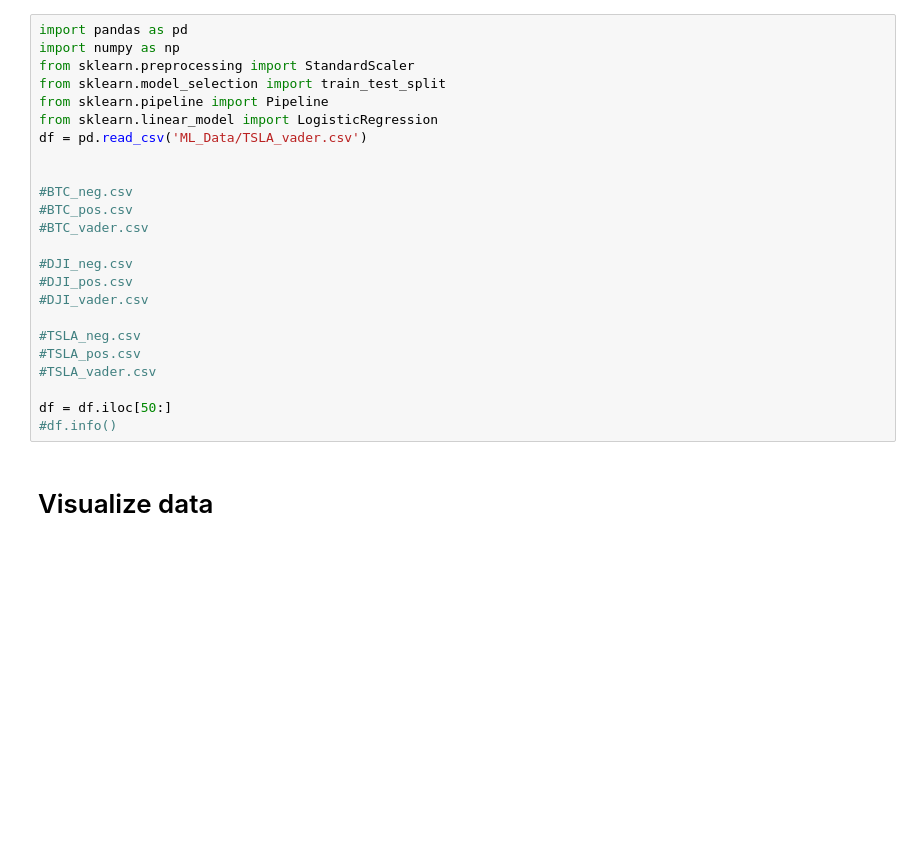
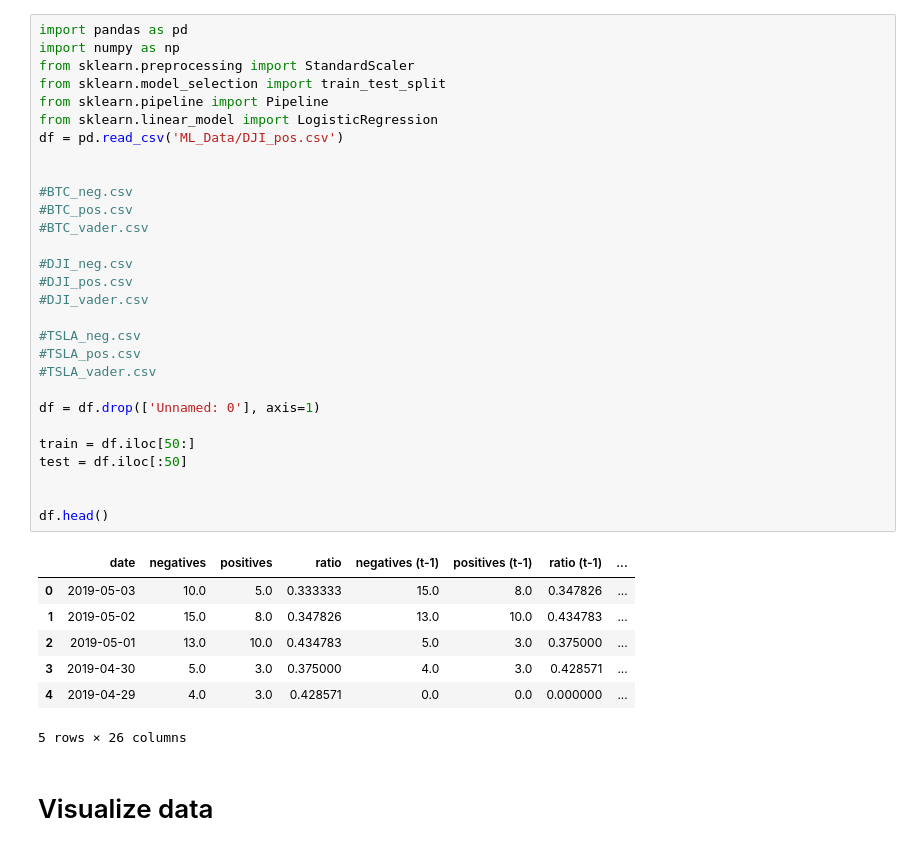
Before and after one commit to falkenovergaard/TA_Exam, a Jupyter notebook: ML_Classification.ipynb, the cells around one changed output. Drawn from its saved outputs; the diff is of its cells as text; blank space fills up the shorter version.

```diff
--- a/ML_Classification.ipynb
+++ b/ML_Classification.ipynb
@@ -1,27 +1,40 @@
 # %%
 import pandas as pd
 import numpy as np
 from sklearn.preprocessing import StandardScaler
 from sklearn.model_selection import train_test_split
 from sklearn.pipeline import Pipeline
 from sklearn.linear_model import LogisticRegression
-df = pd.read_csv('ML_Data/TSLA_vader.csv')
+df = pd.read_csv('ML_Data/DJI_pos.csv')
 
 
 #BTC_neg.csv
 #BTC_pos.csv
 #BTC_vader.csv
 
 #DJI_neg.csv
 #DJI_pos.csv
 #DJI_vader.csv
 
 #TSLA_neg.csv
 #TSLA_pos.csv
 #TSLA_vader.csv
 
-df = df.iloc[50:]
-#df.info()
+df = df.drop(['Unnamed: 0'], axis=1)
+
+train = df.iloc[50:]
+test = df.iloc[:50]
+
+
+df.head()
+# %% [output]
+|  | date | negatives | positives | ratio | negatives (t-1) | positives (t-1) | ratio (t-1) | ... |
+| 0 | 2019-05-03 | 10.0 | 5.0 | 0.333333 | 15.0 | 8.0 | 0.347826 | ... |
+| 1 | 2019-05-02 | 15.0 | 8.0 | 0.347826 | 13.0 | 10.0 | 0.434783 | ... |
+| 2 | 2019-05-01 | 13.0 | 10.0 | 0.434783 | 5.0 | 3.0 | 0.375000 | ... |
+| 3 | 2019-04-30 | 5.0 | 3.0 | 0.375000 | 4.0 | 3.0 | 0.428571 | ... |
+| 4 | 2019-04-29 | 4.0 | 3.0 | 0.428571 | 0.0 | 0.0 | 0.000000 | ... |
+5 rows × 26 columns
 # %% [markdown]
 # Visualize data
 # %%
```
Also changed, not shown: parts of 10 cells of this notebook, 2 other files.
